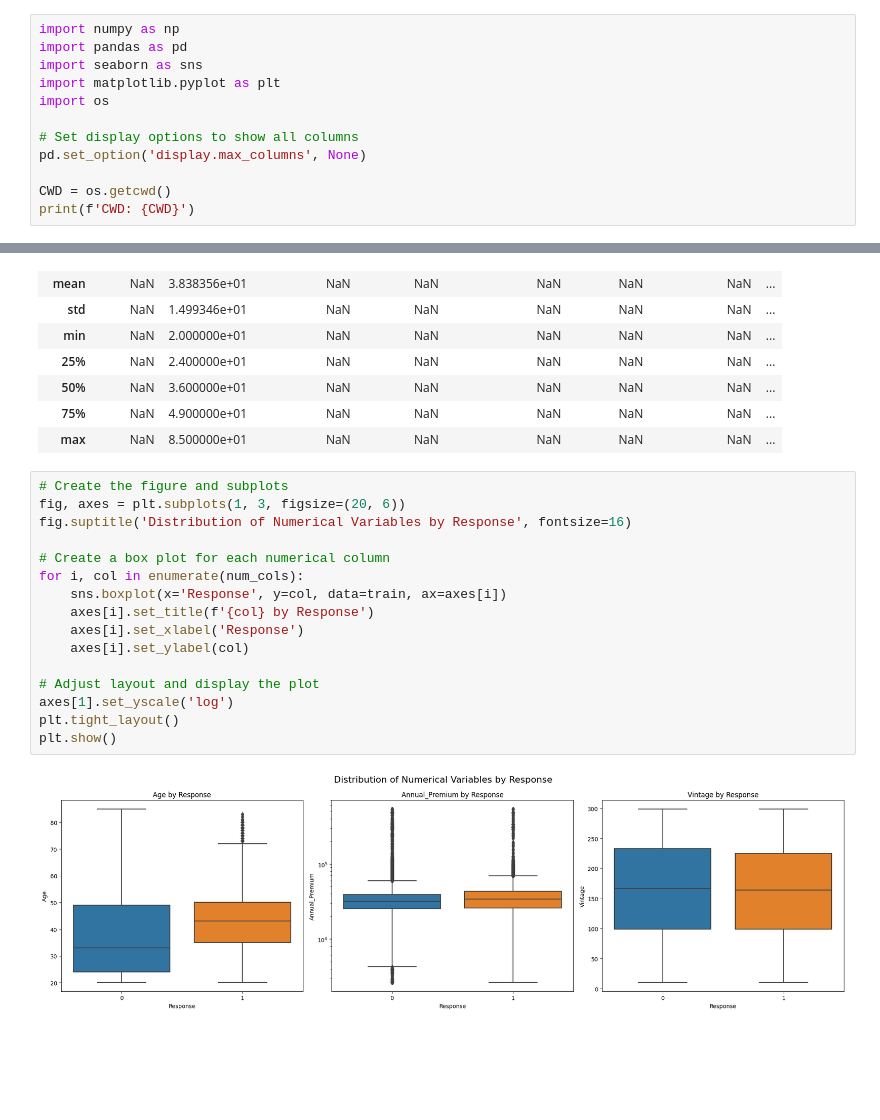
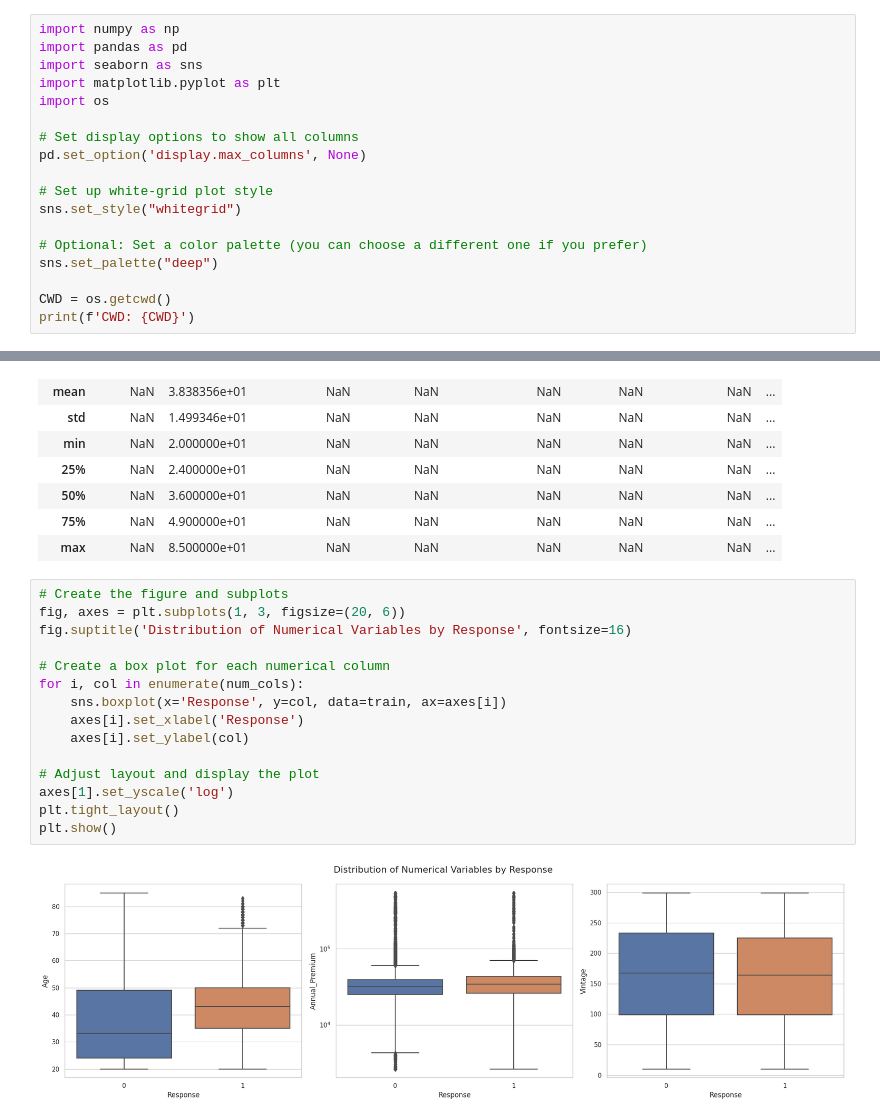
Before and after one commit to khizon/data_analysis, a Jupyter notebook: Insurance/src/exploration.ipynb, the cells around one changed output, grey strips where cells are left out. Drawn from its saved outputs; the diff is of its cells as text; blank space fills up the shorter version.

Commit message:
graphs fixed

```diff
--- a/Insurance/src/exploration.ipynb
+++ b/Insurance/src/exploration.ipynb
@@ -8,6 +8,12 @@ import os
 # Set display options to show all columns
 pd.set_option('display.max_columns', None)
 
+# Set up white-grid plot style
+sns.set_style("whitegrid")
+
+# Optional: Set a color palette (you can choose a different one if you prefer)
+sns.set_palette("deep")
+
 CWD = os.getcwd()
 print(f'CWD: {CWD}')
 # %% [output]
@@ -58,18 +61,17 @@ train.describe(include='all')
 # %%
 # Create the figure and subplots
 fig, axes = plt.subplots(1, 3, figsize=(20, 6))
 fig.suptitle('Distribution of Numerical Variables by Response', fontsize=16)
 
 # Create a box plot for each numerical column
 for i, col in enumerate(num_cols):
     sns.boxplot(x='Response', y=col, data=train, ax=axes[i])
-    axes[i].set_title(f'{col} by Response')
     axes[i].set_xlabel('Response')
     axes[i].set_ylabel(col)
 
 # Adjust layout and display the plot
 axes[1].set_yscale('log')
 plt.tight_layout()
 plt.show()
 # %% [output]
-[figure, old version]
+[figure, new version]
```
Also changed, not shown: parts of 4 cells of this notebook.
